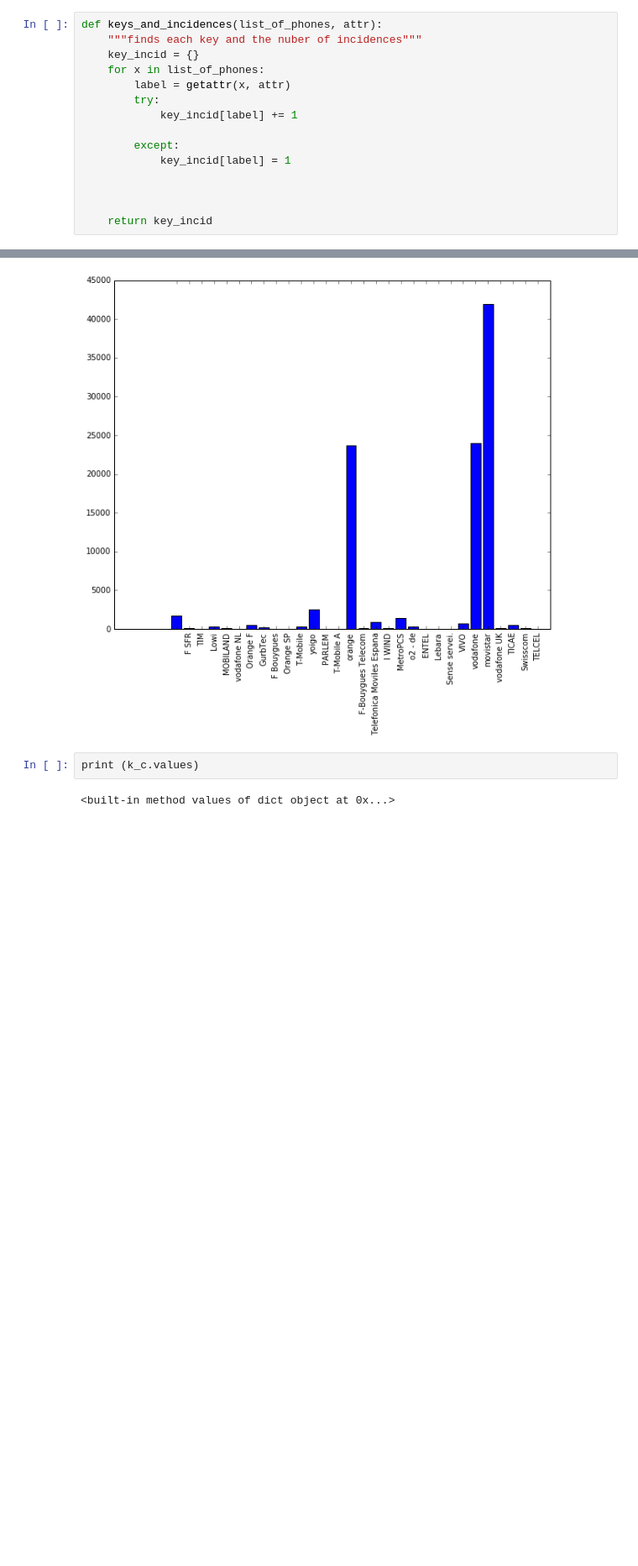
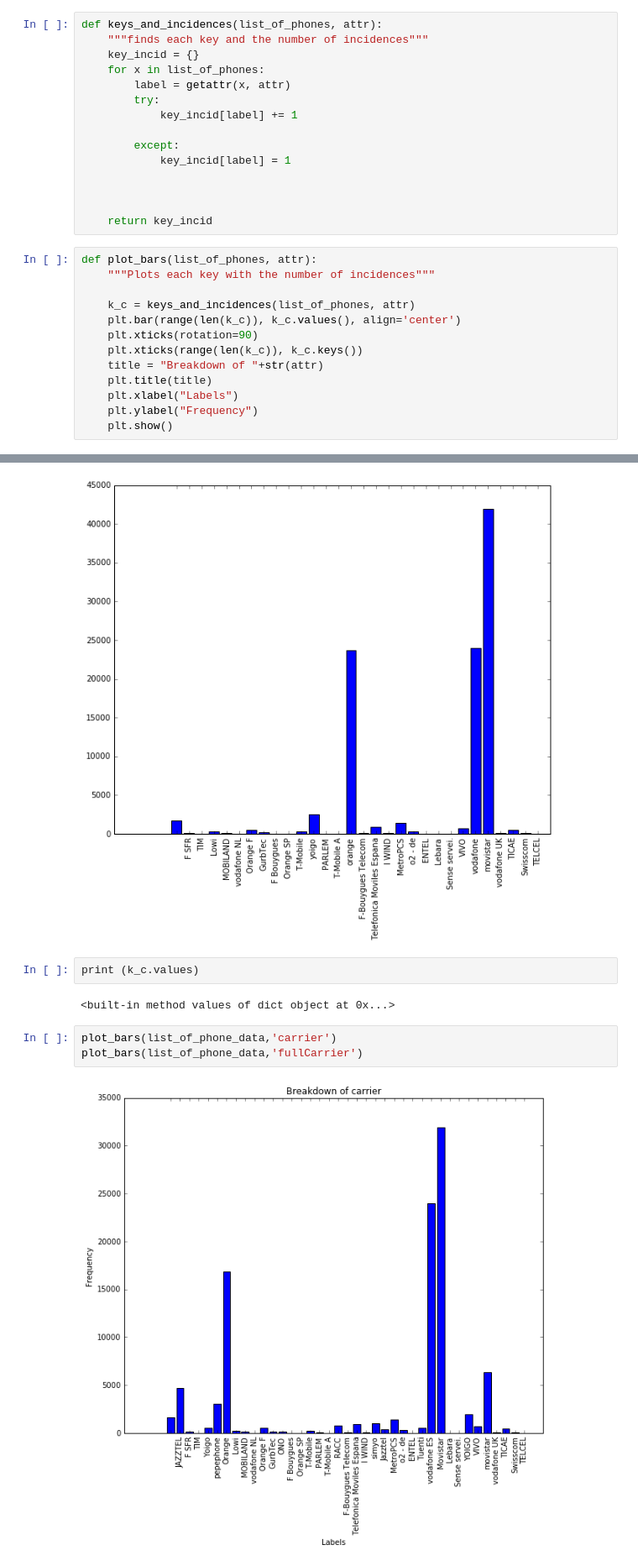
Before and after one commit to RichardoC/ACCD, a Jupyter notebook: Richard's analysis code.ipynb, the cells around one changed output, grey strips where cells are left out. Shown at 84% size. Cells and saved outputs as stored; diff of their text form; blank space fills up the shorter version.

```diff
--- a/Richard's analysis code.ipynb
+++ b/Richard's analysis code.ipynb
@@ -80,7 +81,7 @@ def average_attr(list_of_phones, attr):
     return average
 # %%
 def keys_and_incidences(list_of_phones, attr):
-    """finds each key and the nuber of incidences"""
+    """finds each key and the number of incidences"""
     key_incid = {}
     for x in list_of_phones:
         label = getattr(x, attr)
@@ -93,3 +94,16 @@ def keys_and_incidences(list_of_phones, attr):
 
 
     return key_incid
+# %%
+def plot_bars(list_of_phones, attr):
+    """Plots each key with the number of incidences"""
+
+    k_c = keys_and_incidences(list_of_phones, attr)
+    plt.bar(range(len(k_c)), k_c.values(), align='center')
+    plt.xticks(rotation=90)
+    plt.xticks(range(len(k_c)), k_c.keys())
+    title = "Breakdown of "+str(attr)
+    plt.title(title)
+    plt.xlabel("Labels")
+    plt.ylabel("Frequency")
+    plt.show()
@@ -167,3 +207,8 @@ plt.xticks(range(len(k_c)), k_c.keys())
 print (k_c.values)
 # %% [output]
 <built-in method values of dict object at 0x...>
+# %%
+plot_bars(list_of_phone_data,'carrier')
+plot_bars(list_of_phone_data,'fullCarrier')
+# %% [output]
+[figure, added]
```
Also changed, not shown: parts of 7 cells of this notebook.
